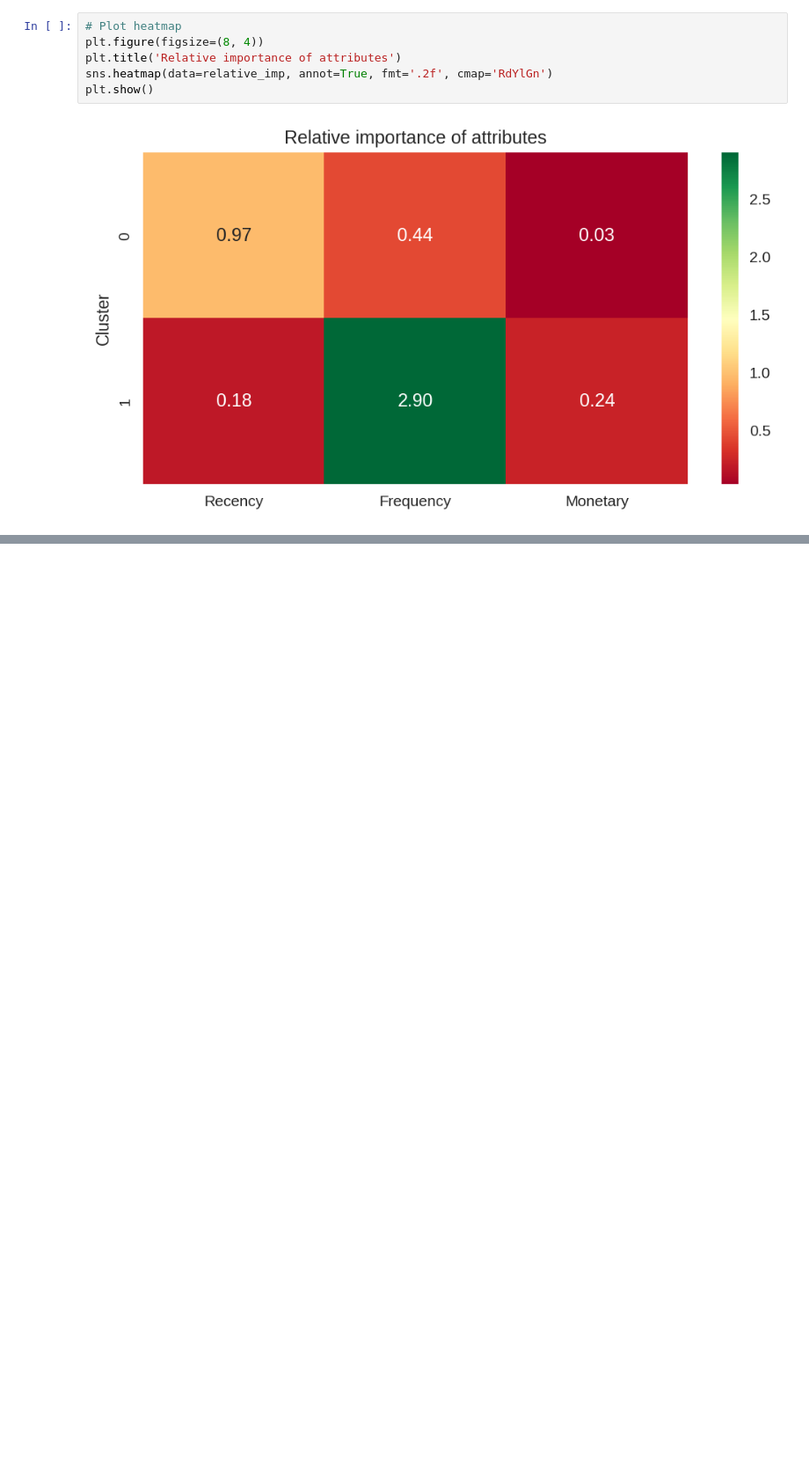
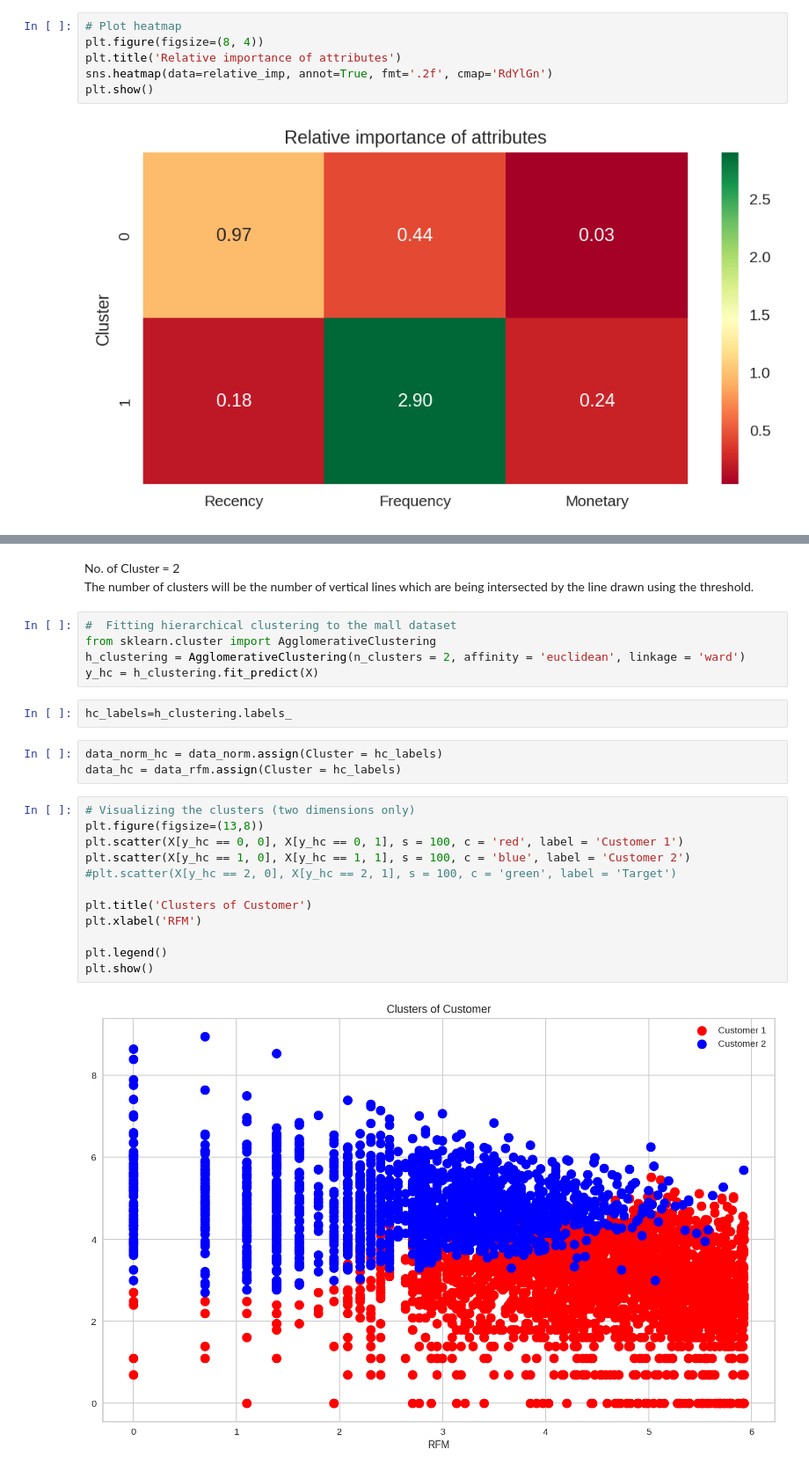
Before and after one commit to junaiskv94/Online-retail-segmentaion, a Jupyter notebook: Capstone4_Online_retail_segmentaion.ipynb, the cells around one changed output, grey strips where cells are left out. Shown at 88% size. Saved outputs shown, nothing was run; the diff lists cells and outputs as text; blank space fills up the shorter version.

```diff
--- a/Capstone4_Online_retail_segmentaion.ipynb
+++ b/Capstone4_Online_retail_segmentaion.ipynb
@@ -975,0 +1007,27 @@ plt.show()
+# %% [markdown]
+No. of Cluster = 2\
+The number of clusters will be the number of vertical lines which are being intersected by the line drawn using the threshold.
+# %%
+#  Fitting hierarchical clustering to the mall dataset
+from sklearn.cluster import AgglomerativeClustering
+h_clustering = AgglomerativeClustering(n_clusters = 2, affinity = 'euclidean', linkage = 'ward')
+y_hc = h_clustering.fit_predict(X)
+# %%
+hc_labels=h_clustering.labels_
+# %%
+data_norm_hc = data_norm.assign(Cluster = hc_labels)
+data_hc = data_rfm.assign(Cluster = hc_labels)
+# %%
+# Visualizing the clusters (two dimensions only)
+plt.figure(figsize=(13,8))
+plt.scatter(X[y_hc == 0, 0], X[y_hc == 0, 1], s = 100, c = 'red', label = 'Customer 1')
+plt.scatter(X[y_hc == 1, 0], X[y_hc == 1, 1], s = 100, c = 'blue', label = 'Customer 2')
+#plt.scatter(X[y_hc == 2, 0], X[y_hc == 2, 1], s = 100, c = 'green', label = 'Target')
+
+plt.title('Clusters of Customer')
+plt.xlabel('RFM')
+
+plt.legend()
+plt.show()
+# %% [output]
+[figure, added]
```
Also changed, not shown: parts of 10 cells of this notebook.
